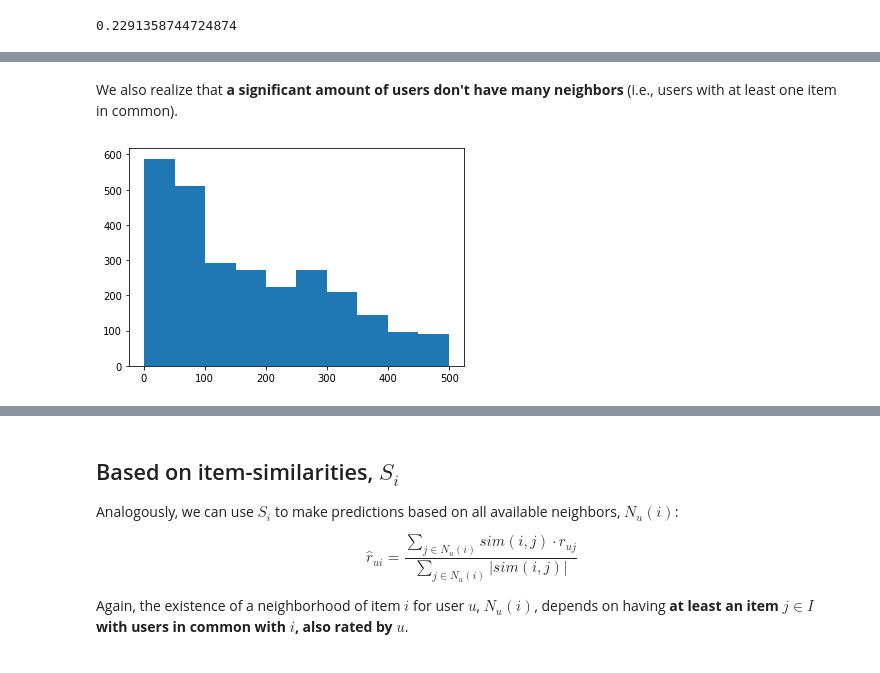
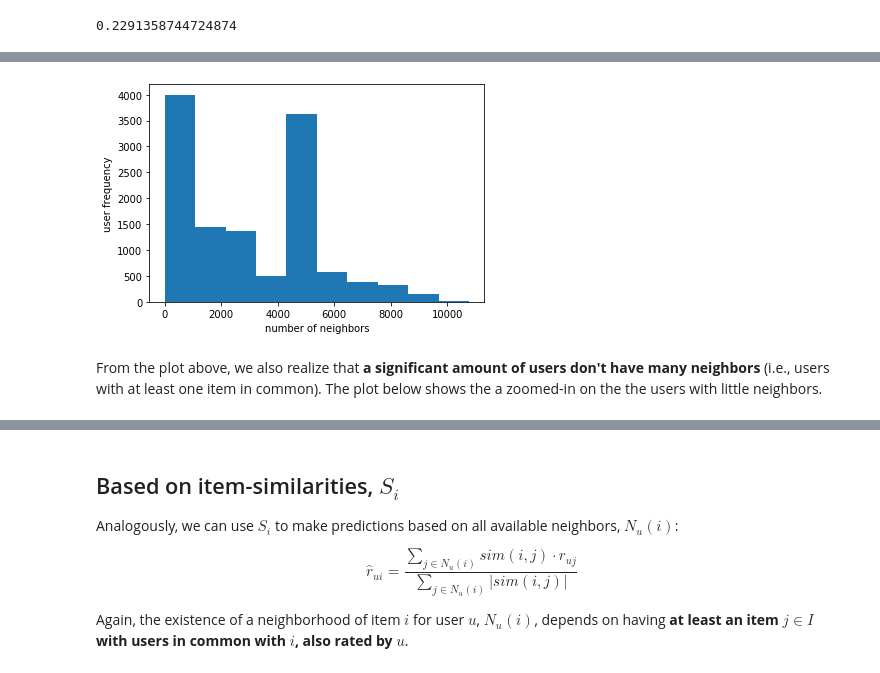
Before and after one commit to LDSSA/batch3-students, a Jupyter notebook: S05 - Recommender Systems/BLU11 - Personalized Recommenders/BLU11 - Learning Notebook - Part 1 of 2 - Collaborative Filtering.ipynb, the cells around one changed output, grey strips where cells are left out. Drawn from its saved outputs; the diff is of its cells as text; code cells hidden in the pictures.

```diff
--- a/S05 - Recommender Systems/BLU11 - Personalized Recommenders/BLU11 - Learning Notebook - Part 1 of 2 - Collaborative Filtering.ipynb
+++ b/S05 - Recommender Systems/BLU11 - Personalized Recommenders/BLU11 - Learning Notebook - Part 1 of 2 - Collaborative Filtering.ipynb
@@ -475,7 +482,11 @@ plt.hist(user_similarities.getnnz(axis=1));
+# %%
+# The -1 is because the user_similarities matrix has 1 on the main diagonal,
+# which represents self-similarity, that we don't want to consider
+user_total_neighbors = user_similarities.getnnz(axis=1) - 1
+plt.hist(user_total_neighbors)
+plt.xlabel('number of neighbors')
+plt.ylabel('user frequency');
+# %% [output]
+[figure, added]
 # %% [markdown]
-We also realize that **a significant amount of users don't have many neighbors** (i.e., users with at least one item in common).
+From the plot above, we also realize that **a significant amount of users don't have many neighbors** (i.e., users with at least one item in common). The plot below shows the a zoomed-in on the the users with little neighbors.
-# %%
-user_total_neighbors = user_similarities.getnnz(axis=1)
-plt.hist(user_total_neighbors[user_total_neighbors < 500]);
-# %% [output]
-[figure, removed]
```
Also changed, not shown: parts of 12 cells of this notebook, 1 other file.
